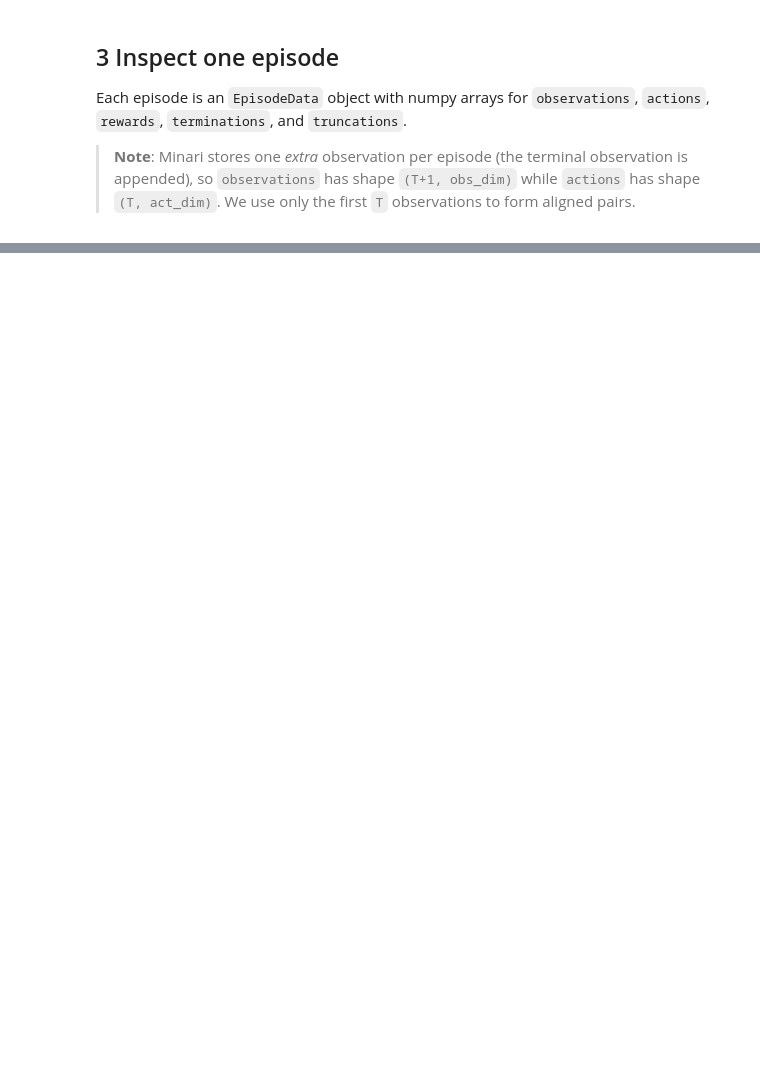
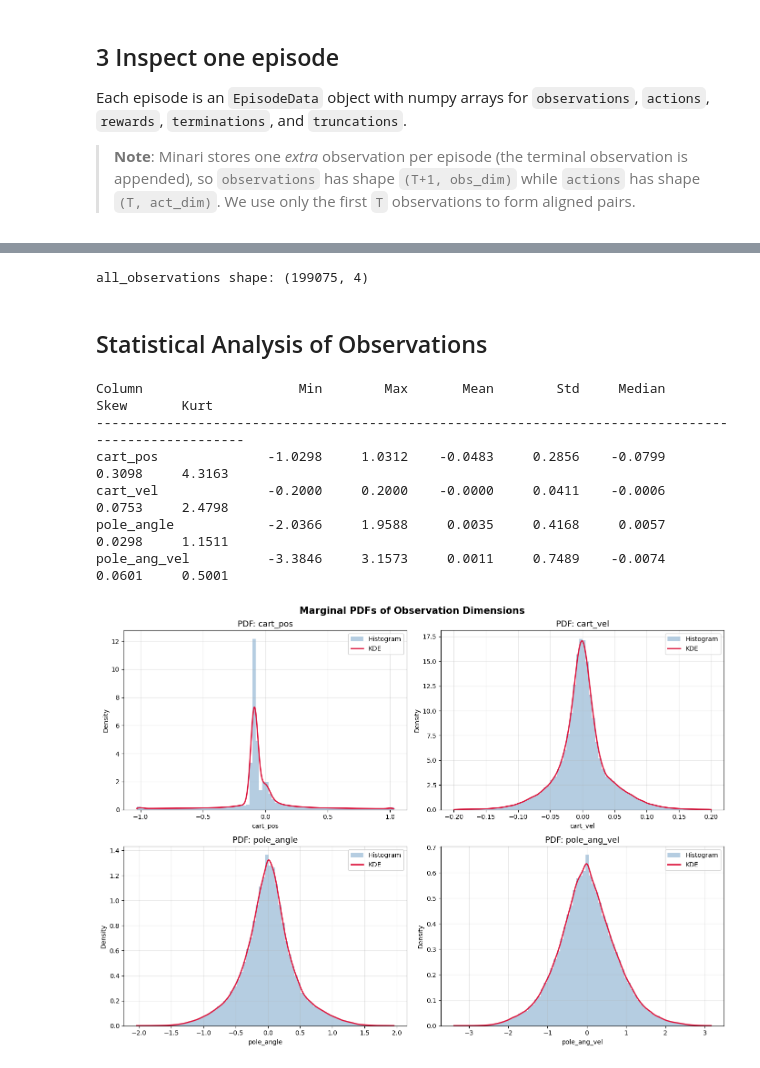
Before and after one commit to mjs161803/cart-pole-som, a Jupyter notebook: explore_dataset.ipynb, the cells around one changed output, grey strips where cells are left out. Saved outputs shown, nothing was run; the diff lists cells and outputs as text; code cells hidden in the pictures; blank space fills up the shorter version.

Commit message:
cleaned up and added observation statistical investigation

```diff
--- a/explore_dataset.ipynb
+++ b/explore_dataset.ipynb
@@ -273,0 +90,80 @@ pairwise prototype distances:
+# %%
+obs_list = []
+
+for episode in dataset_expert.iterate_episodes():
+    obs = episode.observations
+    obs_list.append(obs[:-1])  # drop terminal observation
+
+for episode in dataset_medium.iterate_episodes():
+    obs = episode.observations
+    obs_list.append(obs[:-1])
+
+all_observations = np.concatenate(obs_list, axis=0)
+print("all_observations shape:", all_observations.shape)
+# %% [output]
+all_observations shape: (199075, 4)
+# %% [markdown]
+## Statistical Analysis of Observations
+# %%
+COL_NAMES = ["cart_pos", "cart_vel", "pole_angle", "pole_ang_vel"]
+
+# --- Statistics ---
+print(f"{'Column':<18} {'Min':>10} {'Max':>10} {'Mean':>10} {'Std':>10} {'Median':>10} {'Skew':>10} {'Kurt':>10}")
+print("-" * 100)
+for i, name in enumerate(COL_NAMES):
+    col = all_observations[:, i]
+    print(f"{name:<18} {col.min():>10.4f} {col.max():>10.4f} {col.mean():>10.4f} "
+          f"{col.std():>10.4f} {np.median(col):>10.4f} {skew(col):>10.4f} {kurtosis(col):>10.4f}")
+
+# --- PDF Visualizations ---
+fig, axes = plt.subplots(2, 2, figsize=(14, 10))
+axes = axes.flatten()
+
+for i, (name, ax) in enumerate(zip(COL_NAMES, axes)):
+    col = all_observations[:, i]
+    kde = gaussian_kde(col)
+    x = np.linspace(col.min(), col.max(), 500)
+    ax.hist(col, bins=80, density=True, alpha=0.4, color="steelblue", label="Histogram")
+    ax.plot(x, kde(x), color="crimson", linewidth=2, label="KDE")
+    ax.set_title(f"PDF: {name}", fontsize=13)
+    ax.set_xlabel(name)
+    ax.set_ylabel("Density")
+    ax.legend()
+    ax.grid(True, alpha=0.3)
+
+plt.suptitle("Marginal PDFs of Observation Dimensions", fontsize=15, fontweight="bold")
+plt.tight_layout()
+plt.show()
+
+# --- Pairplot-style joint scatter with KDE marginals ---
+fig, axes = plt.subplots(4, 4, figsize=(16, 16))
+for i in range(4):
+    for j in range(4):
+        ax = axes[i, j]
+        if i == j:
+            col = all_observations[:, i]
+            kde = gaussian_kde(col)
+            x = np.linspace(col.min(), col.max(), 300)
+            ax.plot(x, kde(x), color="crimson")
+            ax.fill_between(x, kde(x), alpha=0.3, color="steelblue")
+            ax.set_title(COL_NAMES[i], fontsize=9)
+        else:
+            ax.scatter(all_observations[:, j], all_observations[:, i],
+                       s=0.5, alpha=0.1, color="steelblue")
+        if i == 3:
+            ax.set_xlabel(COL_NAMES[j], fontsize=8)
+        if j == 0:
+            ax.set_ylabel(COL_NAMES[i], fontsize=8)
+        ax.tick_params(labelsize=7)
+
+plt.suptitle("Pairwise Joint Distributions of Observations", fontsize=15, fontweight="bold")
+plt.tight_layout()
+plt.show()
+# %% [output]
+Column                    Min        Max       Mean        Std     Median       Skew       Kurt
+----------------------------------------------------------------------------------------------------
+cart_pos              -1.0298     1.0312    -0.0483     0.2856    -0.0799     0.3098     4.3163
+cart_vel              -0.2000     0.2000    -0.0000     0.0411    -0.0006     0.0753     2.4798
+pole_angle            -2.0366     1.9588     0.0035     0.4168     0.0057     0.0298     1.1511
+pole_ang_vel          -3.3846     3.1573     0.0011     0.7489    -0.0074     0.0601     0.5001
+[figure, added]
```
Also changed, not shown: parts of 15 cells of this notebook.
